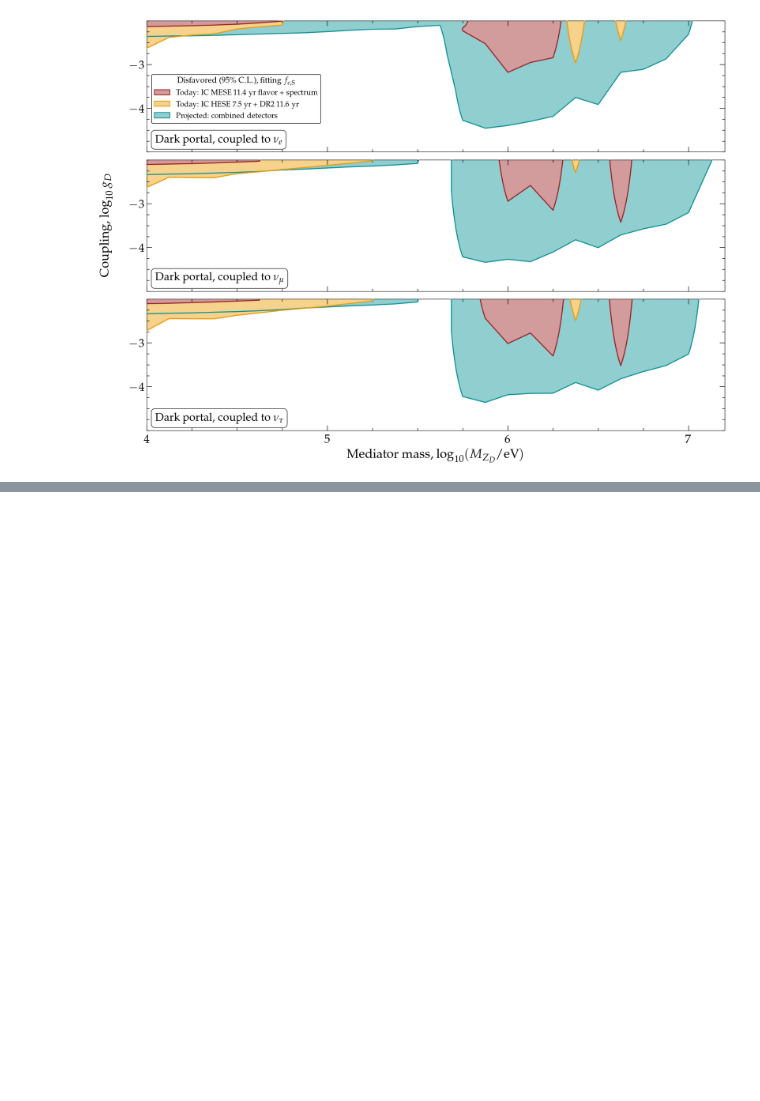
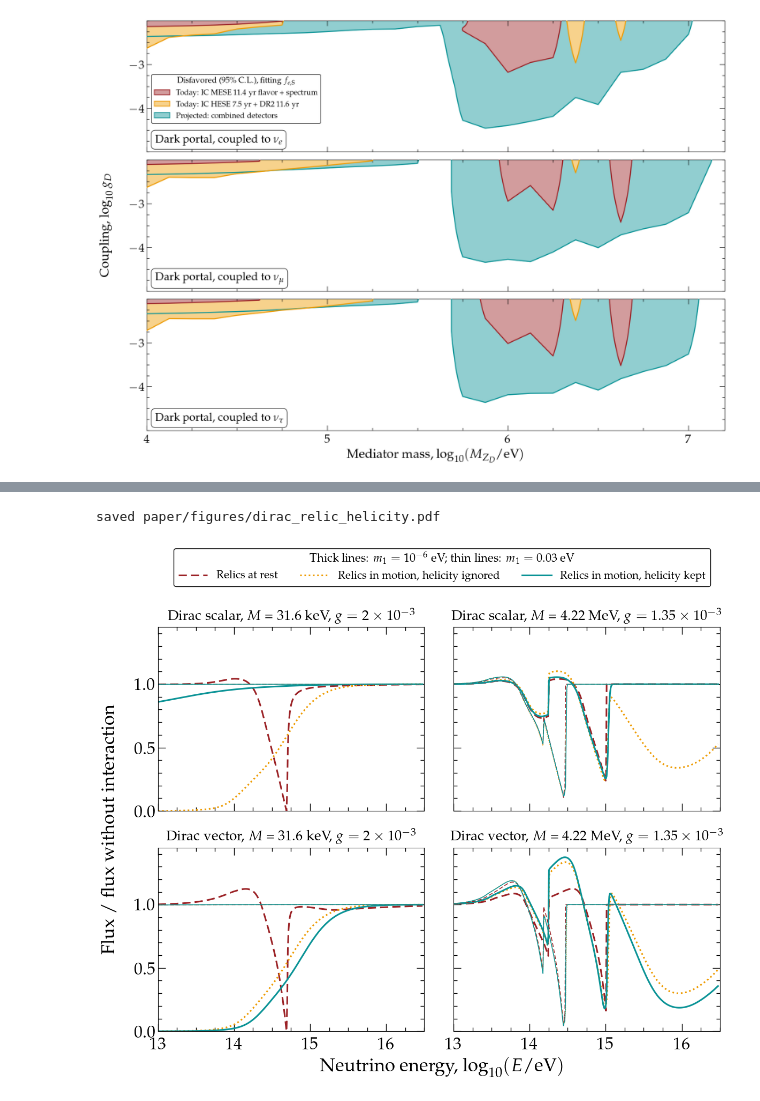
Before and after one commit to mbustama/NuLRIDarkPortal, a Jupyter notebook: notebooks/paper_figures.ipynb, the cells around one changed output, grey strips where cells are left out. Drawn from its saved outputs; the diff is of its cells as text; code cells hidden in the pictures; blank space fills up the shorter version.

```diff
--- a/notebooks/paper_figures.ipynb
+++ b/notebooks/paper_figures.ipynb
@@ -240,0 +261,54 @@ saved paper/figures/limits_dark_portal_textures_fitted.pdf
+# %%
+#: The data (tools/dirac_relic_polarization.py).
+POLARIZATION = os.path.join(REPO, "output", "analysis", "dirac_polarization.npz")
+if not os.path.exists(POLARIZATION):
+    raise FileNotFoundError(POLARIZATION + ": run tools/dirac_relic_polarization.py (on Tycho) and copy it here")
+#: The panels' points as the tool ran them, (mediator mass in eV, coupling), and the lightest masses (eV).
+POL_POINTS = [(3.16e4, 2e-3), (4.22e6, 1.35e-3)]
+POL_LIGHTEST = (1e-6, 0.03)
+#: The relics' treatments: colour, line style, legend entry.
+POL_TREATMENTS = {"rest": ("#9b2226", (0, (5, 2.5)), "Relics at rest"),
+                  "unpolarized": ("#ee9b00", (0, (1, 1.6)), "Relics in motion, helicity ignored"),
+                  "polarized": ("#0a9396", "-", "Relics in motion, helicity kept")}
+
+
+def point_title(mediator, M, g):
+    mass = f"{M / 1e6:.3g} MeV" if M >= 1e6 else f"{M / 1e3:.3g} keV"
+    e = int(np.floor(np.log10(g)))
+    return rf"Dirac {mediator}, $M$ = {mass}, $g = {g / 10 ** e:.3g} \times 10^{{{e}}}$"
+
+
+def dirac_helicity():
+    z = np.load(POLARIZATION)
+    fig, axes = plt.subplots(2, 2, sharex=True, sharey=True, figsize=(2.4 * PANEL[0], 2.15 * PANEL[1]))
+    fig.subplots_adjust(left=0.1, right=0.975, top=0.84, bottom=0.1, hspace=0.2, wspace=0.11)
+    for i, mediator in enumerate(("scalar", "vector")):
+        for j, (M, g) in enumerate(POL_POINTS):
+            ax = axes[i, j]
+            for m_l, lw in zip(POL_LIGHTEST, (2.2, 1.1)):
+                E, F0 = z[f"{mediator}_{j}_{m_l:g}_free"]
+                for treatment, (color, ls, label) in POL_TREATMENTS.items():
+                    F = z[f"{mediator}_{j}_{m_l:g}_{treatment}"][1]
+                    ax.plot(np.log10(E), F / F0, color=color, ls=ls, lw=lw, label=label if m_l == POL_LIGHTEST[0] else None)
+            ax.set_xlim(13, 16.5)
+            ax.set_ylim(0, 1.45)                     # the vector's regeneration bump reaches 1.37
+            ticks(ax, (1, 0.25), (0.5, 0.1))
+            ax.set_xticks([13, 14, 15, 16])
+            ax.set_title(point_title(mediator, M, g), fontsize=19, pad=10)
+    fig.text(0.5425, 0.015, r"Neutrino energy, $\log_{10}(E/{\rm eV})$", ha="center", va="bottom",
+             fontsize=plt.rcParams["axes.labelsize"])
+    fig.text(0.012, 0.47, "Flux / flux without interaction", rotation=90, ha="left", va="center",
+             fontsize=plt.rcParams["axes.labelsize"])
+    leg = fig.legend(*axes[0, 0].get_legend_handles_labels(), loc="upper center", bbox_to_anchor=(0.5425, 0.995),
+                     ncol=3, fontsize=15, frameon=True, framealpha=1, edgecolor="black", handlelength=2.6,
+                     title=r"Thick lines: $m_1 = 10^{-6}$ eV; thin lines: $m_1 = 0.03$ eV", title_fontsize=16)
+    leg.get_frame().set_linewidth(1.0)
+    return fig
+
+
+fig = dirac_helicity()
+save(fig, "dirac_relic_helicity")
+plt.show()
+# %% [output]
+saved paper/figures/dirac_relic_helicity.pdf
+[figure, added]
```
Also changed, not shown: parts of 2 cells of this notebook, 4 other files.
